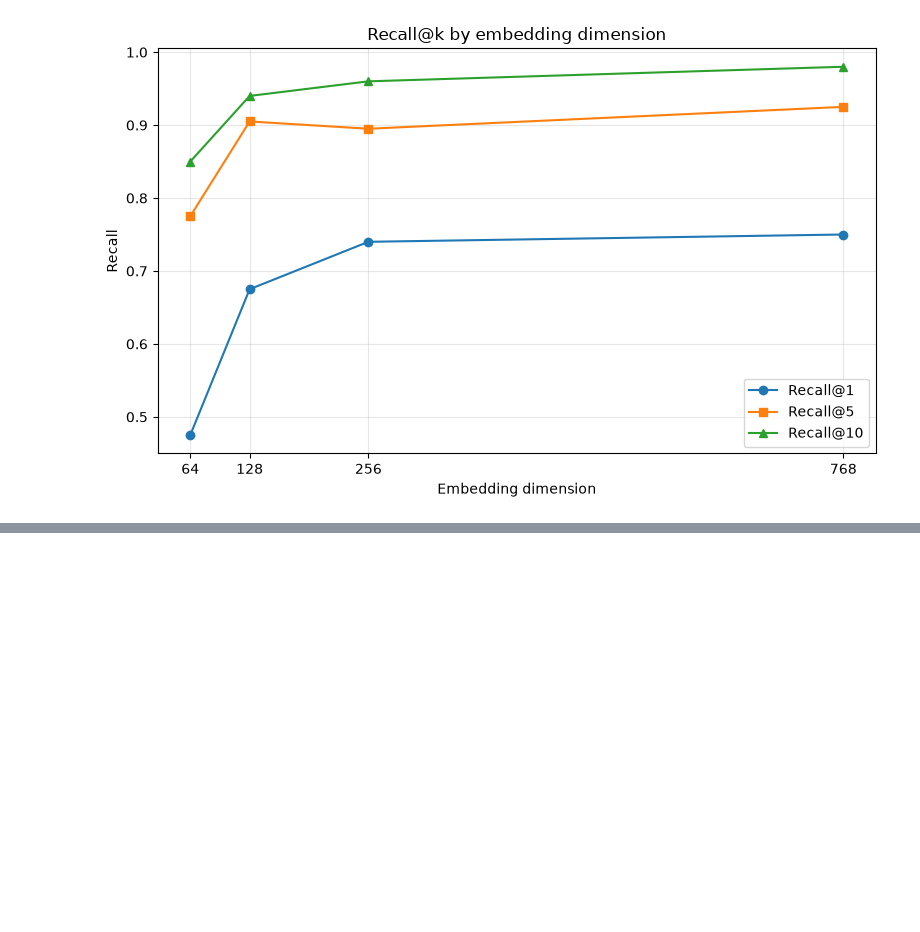
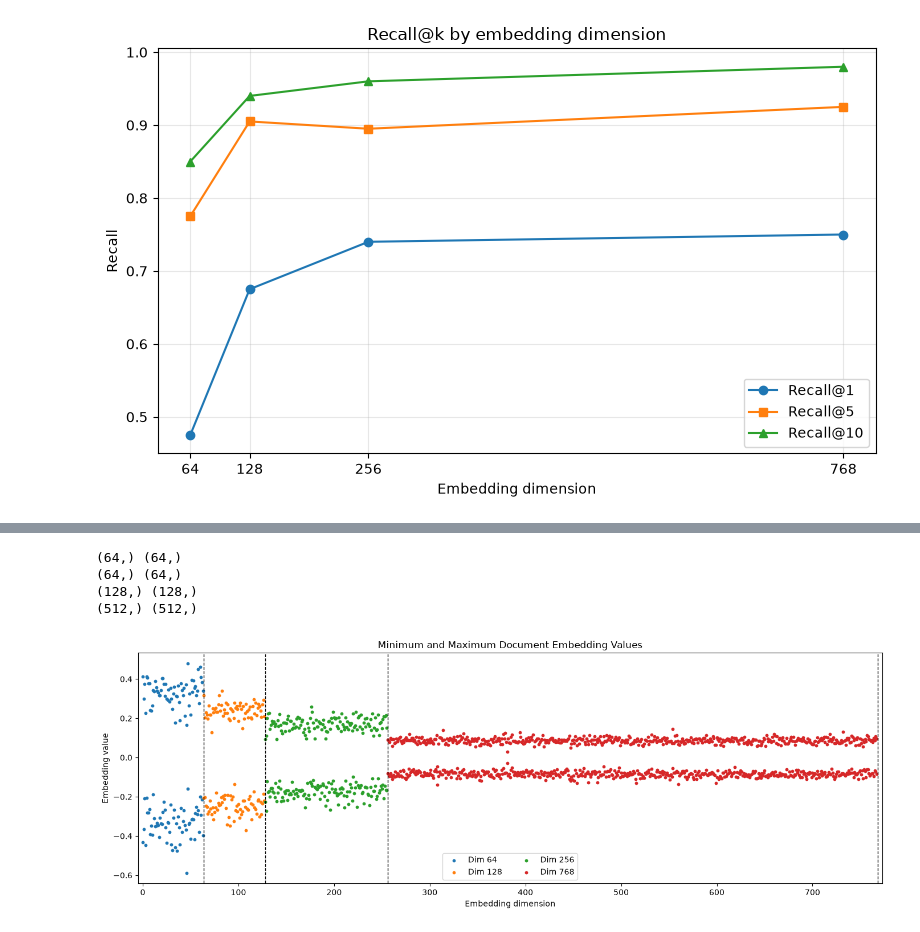
Before and after one commit to NikiLalev/data_privacy, a Jupyter notebook: ass2/notebooks/visualize.ipynb, the cells around one changed output, grey strips where cells are left out. Cells and saved outputs as stored; diff of their text form; code cells hidden in the pictures; blank space fills up the shorter version.

Commit message:
more plots added

```diff
--- a/ass2/notebooks/visualize.ipynb
+++ b/ass2/notebooks/visualize.ipynb
@@ -11,3 +12,12 @@ with open("..\\dataset\\results.json", 'r', encoding='utf-8') as f:
 print(results)
 # %% [output]
 [{'dimension': 64, 'recall_at_1': 0.475, 'recall_at_5': 0.775, 'recall_at_10': 0.85, 'latency': 0.04388378620147705}, {'dimension': 128, 'recall_at_1': 0.675, 'recall_at_5': 0.905, 'recall_at_10': 0.9 ...
+# %%
+embeddings_64 = np.load("..\\dataset\\document_embeddings_dim_64.npy")
+print(embeddings_64.shape)
+embeddings_128 = np.load("..\\dataset\\document_embeddings_dim_128.npy")
+print(embeddings_128.shape)
+embeddings_256 = np.load("..\\dataset\\document_embeddings_dim_256.npy")
+print(embeddings_256.shape)
+embeddings_768 = np.load("..\\dataset\\document_embeddings_dim_768.npy")
+print(embeddings_768.shape)
@@ -36,0 +58,45 @@ plt.show()
+# %%
+num_documents = embeddings_64.shape[0]
+# prepare ranges, embedings, labels and colors
+embedding_ranges = [
+    (0, 64, embeddings_64, "64", "tab:blue"),
+    (64, 128, embeddings_128, "128", "tab:orange"),
+    (128, 256, embeddings_256, "256", "tab:green"),
+    (256, 768, embeddings_768, "768", "tab:red"),
+]
+
+plt.figure(figsize=(14, 5))
+
+for start, end, embedding_matrix, label, color in embedding_ranges:
+    # For each dimension in the dimension range, we want to find the minimum and maximum values across all documents.
+    minimums = embedding_matrix[:, start:end].min(axis=0)
+    maximums = embedding_matrix[:, start:end].max(axis=0)
+    print(minimums.shape, maximums.shape)
+
+    dimensions = np.arange(start, end)
+    # scatter plots like in the technical report for minimum and maximum values
+    plt.scatter(dimensions, minimums, s=10, color=color, marker="o", label=f"Dim {label}")
+    plt.scatter(dimensions, maximums, s=10, color=color, marker="o")
+
+# Mark dimension boundaries
+for boundary in [64, 128, 256, 768]:
+    plt.axvline(
+        boundary,
+        color="black",
+        linestyle="--",
+        linewidth=1
+    )
+
+plt.xlabel("Embedding dimension")
+plt.ylabel("Embedding value")
+plt.title("Minimum and Maximum Document Embedding Values")
+plt.xlim(-5, 773)
+plt.legend(ncol=2)
+plt.tight_layout()
+plt.show()
+# %% [output]
+(64,) (64,)
+(64,) (64,)
+(128,) (128,)
+(512,) (512,)
+[figure, added]
```
Also changed, not shown: parts of 4 cells of this notebook.
